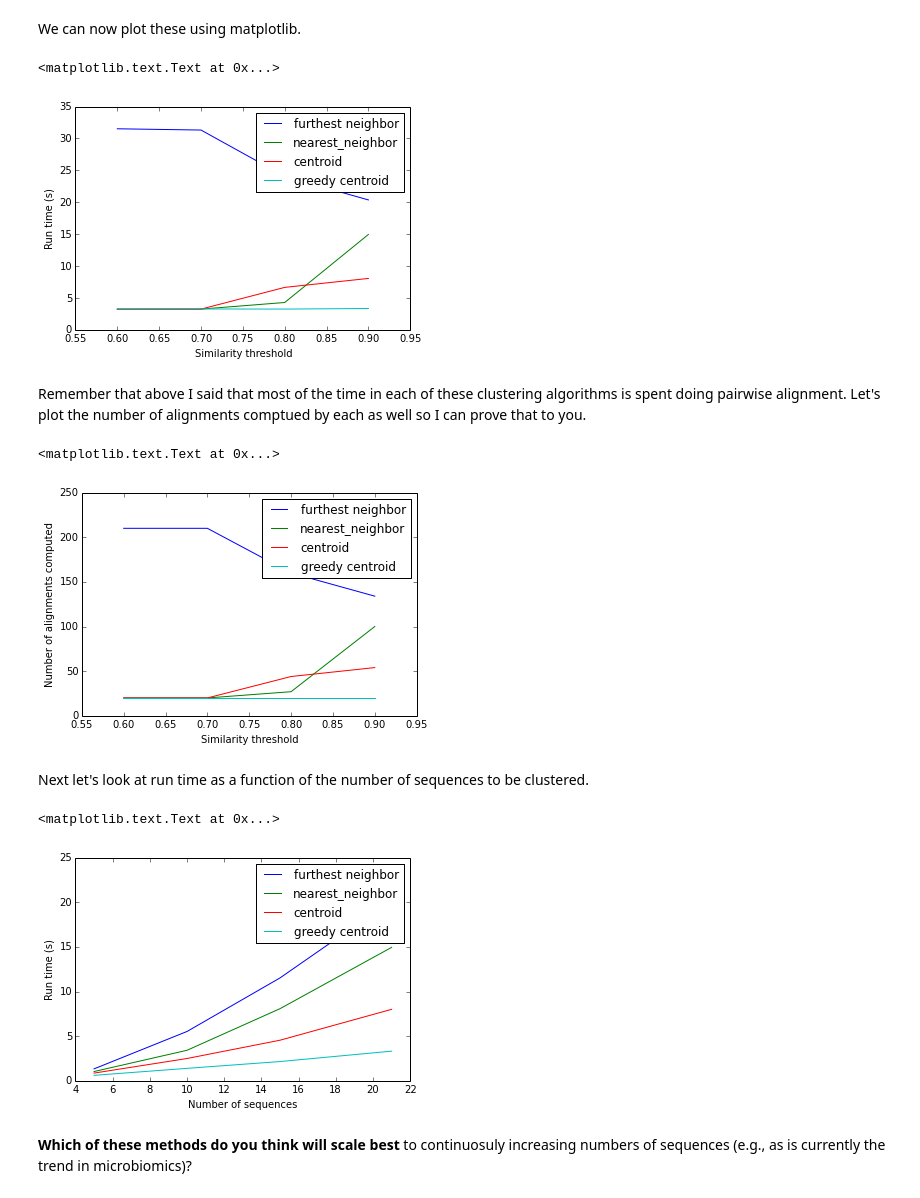
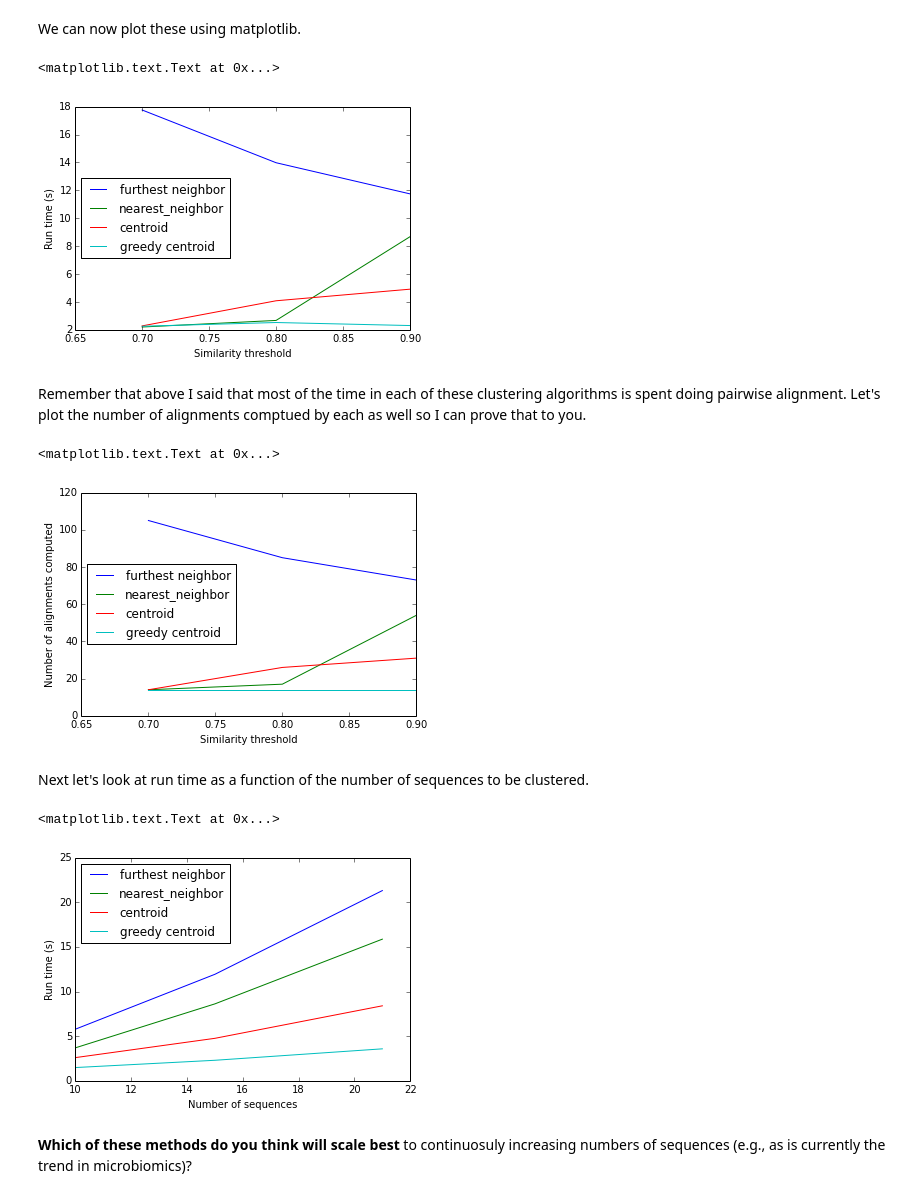
Before and after one commit to applied-bioinformatics/An-Introduction-To-Applied-Bioinformatics, a Jupyter notebook: algorithms/5-sequence-mapping-and-clustering.ipynb, the cells around one changed output. Saved outputs shown, nothing was run; the diff lists cells and outputs as text; code cells hidden in the pictures.

Commit message:
reduced run time

```diff
--- a/algorithms/5-sequence-mapping-and-clustering.ipynb
+++ b/algorithms/5-sequence-mapping-and-clustering.ipynb
@@ -559,8 +561,8 @@ cluster_fns = [("furthest neighbor", furthest_neighbor_cluster),
                ("nearest_neighbor", nearest_neighbor_cluster),
                ("centroid", centroid_cluster),
                ("greedy centroid", greedy_centroid_cluster)]
-similarity_thresholds = [0.60, 0.70, 0.80, 0.90]
-sequence_collections = map(SequenceCollection,[seqs_16s[:5], seqs_16s[:10], seqs_16s[:15], seqs_16s])
+similarity_thresholds = [0.70, 0.80, 0.90]
+sequence_collections = map(SequenceCollection,[seqs_16s[:10], seqs_16s[:15], seqs_16s])
 # %% [markdown]
 First let's look at different similarity thresholds by looping over our clustering functions and a few similarity thresholds, and finding the run time for each.
 # %%
@@ -572,7 +574,8 @@ for cluster_fn in cluster_fns:
     current_run_times = []
     current_cluster_counts = []
     for similarity_threshold in similarity_thresholds:
-        num_alignments, run_time, num_clusters = evaluate_cluster_fn(cluster_fn[1], seqs_16s, similarity_threshold, display=False)
+        num_alignments, run_time, num_clusters = evaluate_cluster_fn(
+            cluster_fn[1], SequenceCollection(seqs_16s[:15]), similarity_threshold, display=False)
         current_run_times.append(run_time)
         current_alignment_counts.append(num_alignments)
         current_cluster_counts.append(num_clusters)
@@ -584,23 +587,23 @@ We can now plot these using matplotlib.
 # %%
 for rt in run_times:
     plt.plot(similarity_thresholds, rt)
-plt.legend([e[0] for e in cluster_fns])
+plt.legend([e[0] for e in cluster_fns], loc="center left")
 plt.xlabel("Similarity threshold")
 plt.ylabel("Run time (s)")
 # %% [output]
 <matplotlib.text.Text at 0x...>
-[figure, old version]
+[figure, new version]
 # %% [markdown]
 Remember that above I said that most of the time in each of these clustering algorithms is spent doing pairwise alignment. Let's plot the number of alignments comptued by each as well so I can prove that to you.
 # %%
 for na in alignment_counts:
     plt.plot(similarity_thresholds, na)
-plt.legend([e[0] for e in cluster_fns])
+plt.legend([e[0] for e in cluster_fns], loc="center left")
 plt.xlabel("Similarity threshold")
 plt.ylabel("Number of alignments computed")
 # %% [output]
 <matplotlib.text.Text at 0x...>
-[figure, old version]
+[figure, new version]
 # %% [markdown]
 Next let's look at run time as a function of the number of sequences to be clustered.
 # %%
@@ -622,12 +625,12 @@ for cluster_fn in cluster_fns:
 # %%
 for rt in run_times:
     plt.plot([e.sequence_count() for e in sequence_collections], rt)
-plt.legend([e[0] for e in cluster_fns])
+plt.legend([e[0] for e in cluster_fns], loc="upper left")
 plt.xlabel("Number of sequences")
 plt.ylabel("Run time (s)")
 # %% [output]
 <matplotlib.text.Text at 0x...>
-[figure, old version]
+[figure, new version]
 # %% [markdown]
 **Which of these methods do you think will scale best** to continuosuly increasing numbers of sequences (e.g., as is currently the trend in microbiomics)?
 # %% [markdown]
```
Also changed, not shown: parts of 6 cells of this notebook.
